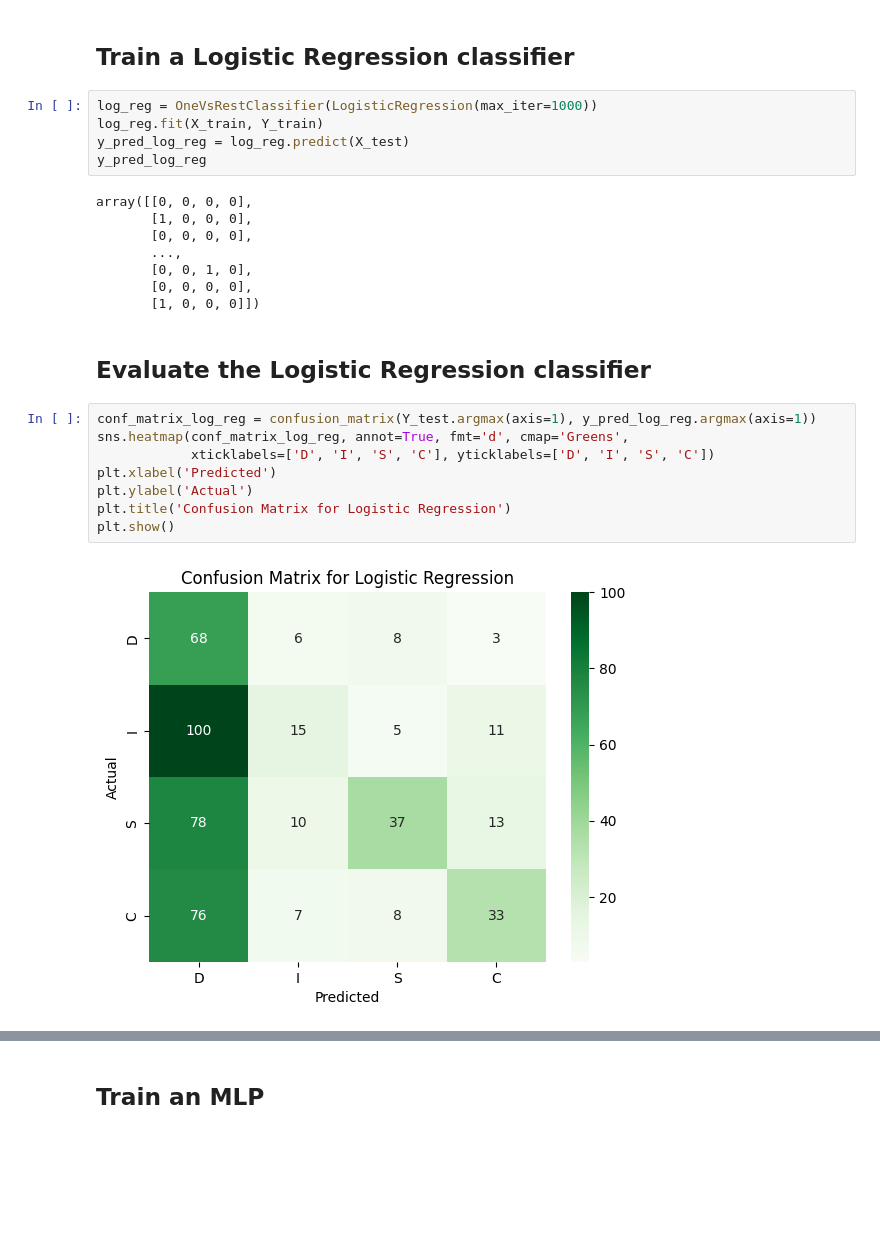
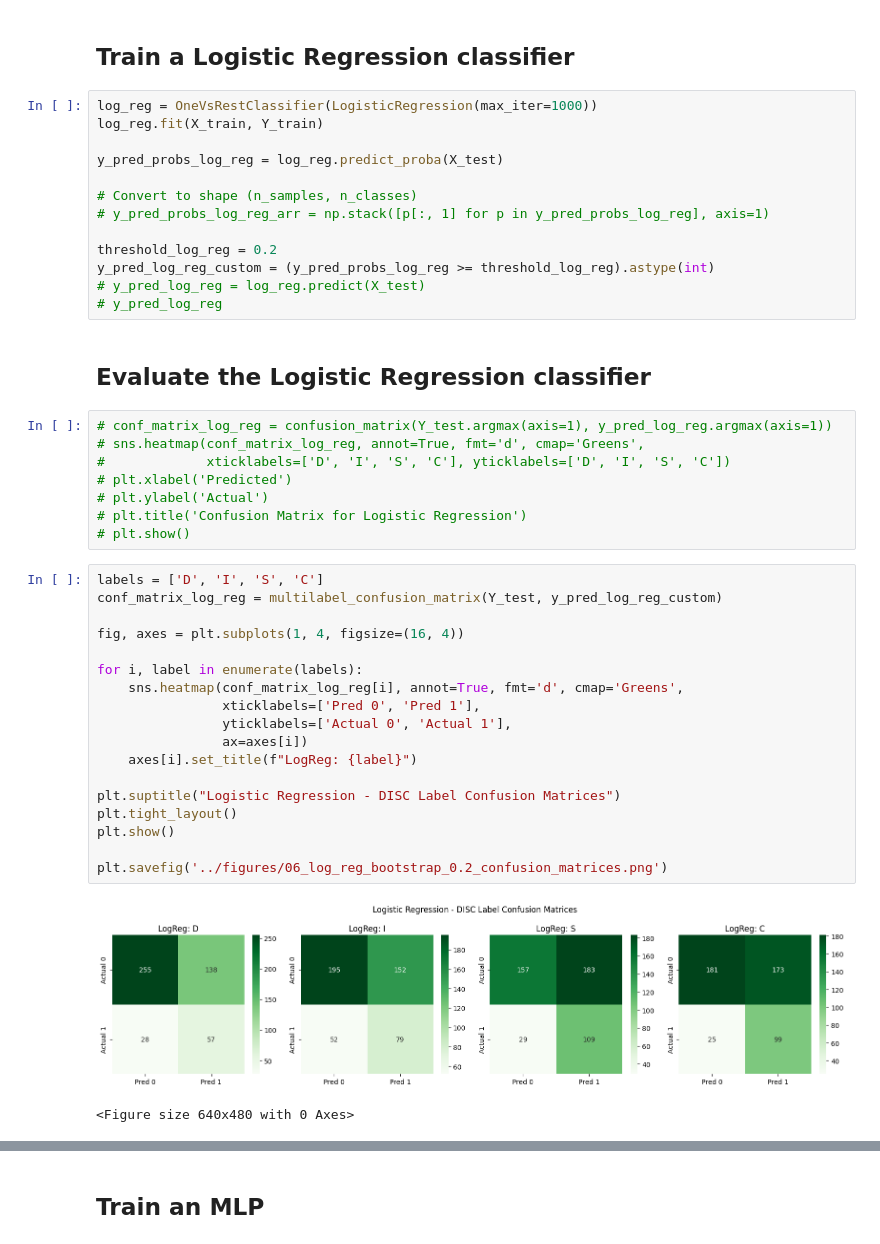
Before and after one commit to pkdc/disc-predictor-for-business, a Jupyter notebook: notebooks/06_train_and_evaluate_classifiers.ipynb, the cells around one changed output, grey strips where cells are left out. Cells and saved outputs as stored; diff of their text form; blank space fills up the shorter version.

```diff
--- a/notebooks/06_train_and_evaluate_classifiers.ipynb
+++ b/notebooks/06_train_and_evaluate_classifiers.ipynb
@@ -50,25 +57,44 @@ shape:  (1910, 768) (478, 768)
 # %%
 log_reg = OneVsRestClassifier(LogisticRegression(max_iter=1000))
 log_reg.fit(X_train, Y_train)
-y_pred_log_reg = log_reg.predict(X_test)
-y_pred_log_reg
+
+y_pred_probs_log_reg = log_reg.predict_proba(X_test)
+
+# Convert to shape (n_samples, n_classes)
+# y_pred_probs_log_reg_arr = np.stack([p[:, 1] for p in y_pred_probs_log_reg], axis=1)
+
+threshold_log_reg = 0.2
+y_pred_log_reg_custom = (y_pred_probs_log_reg >= threshold_log_reg).astype(int)
+# y_pred_log_reg = log_reg.predict(X_test)
+# y_pred_log_reg
-# %% [output]
-array([[0, 0, 0, 0],
-       [1, 0, 0, 0],
-       [0, 0, 0, 0],
-       ...,
-       [0, 0, 1, 0],
-       [0, 0, 0, 0],
-       [1, 0, 0, 0]])
 # %% [markdown]
 ## Evaluate the Logistic Regression classifier
 # %%
-conf_matrix_log_reg = confusion_matrix(Y_test.argmax(axis=1), y_pred_log_reg.argmax(axis=1))
-sns.heatmap(conf_matrix_log_reg, annot=True, fmt='d', cmap='Greens',
-            xticklabels=['D', 'I', 'S', 'C'], yticklabels=['D', 'I', 'S', 'C'])
-plt.xlabel('Predicted')
-plt.ylabel('Actual')
-plt.title('Confusion Matrix for Logistic Regression')
-plt.show()
+# conf_matrix_log_reg = confusion_matrix(Y_test.argmax(axis=1), y_pred_log_reg.argmax(axis=1))
+# sns.heatmap(conf_matrix_log_reg, annot=True, fmt='d', cmap='Greens',
+#             xticklabels=['D', 'I', 'S', 'C'], yticklabels=['D', 'I', 'S', 'C'])
+# plt.xlabel('Predicted')
+# plt.ylabel('Actual')
+# plt.title('Confusion Matrix for Logistic Regression')
+# plt.show()
-# %% [output]
-[figure, removed]
+# %%
+labels = ['D', 'I', 'S', 'C']
+conf_matrix_log_reg = multilabel_confusion_matrix(Y_test, y_pred_log_reg_custom)
+
+fig, axes = plt.subplots(1, 4, figsize=(16, 4))
+
+for i, label in enumerate(labels):
+    sns.heatmap(conf_matrix_log_reg[i], annot=True, fmt='d', cmap='Greens',
+                xticklabels=['Pred 0', 'Pred 1'],
+                yticklabels=['Actual 0', 'Actual 1'],
+                ax=axes[i])
+    axes[i].set_title(f"LogReg: {label}")
+
+plt.suptitle("Logistic Regression - DISC Label Confusion Matrices")
+plt.tight_layout()
+plt.show()
+
+plt.savefig('../figures/06_log_reg_bootstrap_0.2_confusion_matrices.png')
+# %% [output]
+[figure, added]
+<Figure size 640x480 with 0 Axes>
```
Also changed, not shown: parts of 11 cells of this notebook, 7 other files.
